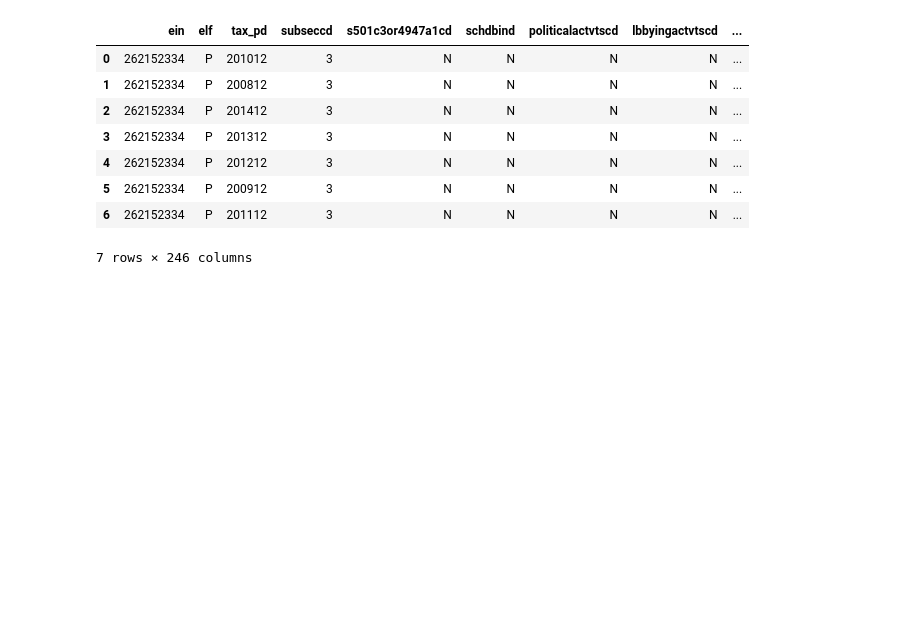
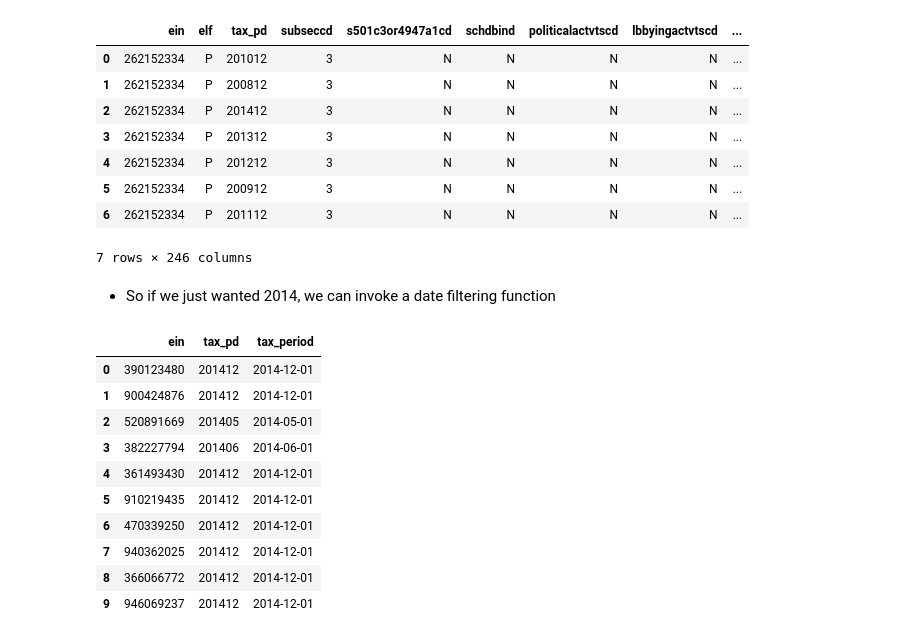
Before and after one commit to samilozkan/BigQuery-Tutorial, a Jupyter notebook: intro.ipynb, the cells around one changed output. Cells and saved outputs as stored; diff of their text form; code cells hidden in the pictures; blank space fills up the shorter version.

```diff
--- a/intro.ipynb
+++ b/intro.ipynb
@@ -248,3 +248,27 @@ WHERE ein = '262152334'
 | 5 | 262152334 | P | 200912 | 3 | N | N | N | N | ... |
 | 6 | 262152334 | P | 201112 | 3 | N | N | N | N | ... |
 7 rows × 246 columns
+# %% [markdown]
+- So if we just wanted 2014, we can invoke a date filtering function
+# %%
+%%bigquery
+SELECT
+    ein,
+    tax_pd,
+    PARSE_DATE('%Y%m', CAST(tax_pd AS STRING)) AS tax_period
+FROM `bigquery-public-data.irs_990.irs_990_2015`
+WHERE
+    EXTRACT(YEAR FROM PARSE_DATE('%Y%m', CAST(tax_pd AS STRING))) = 2014
+LIMIT 10
+# %% [output]
+|  | ein | tax_pd | tax_period |
+| 0 | 390123480 | 201412 | 2014-12-01 |
+| 1 | 900424876 | 201412 | 2014-12-01 |
+| 2 | 520891669 | 201405 | 2014-05-01 |
+| 3 | 382227794 | 201406 | 2014-06-01 |
+| 4 | 361493430 | 201412 | 2014-12-01 |
+| 5 | 910219435 | 201412 | 2014-12-01 |
+| 6 | 470339250 | 201412 | 2014-12-01 |
+| 7 | 940362025 | 201412 | 2014-12-01 |
+| 8 | 366066772 | 201412 | 2014-12-01 |
+| 9 | 946069237 | 201412 | 2014-12-01 |
```
Also changed, not shown: parts of 12 cells of this notebook, 1 other file.
